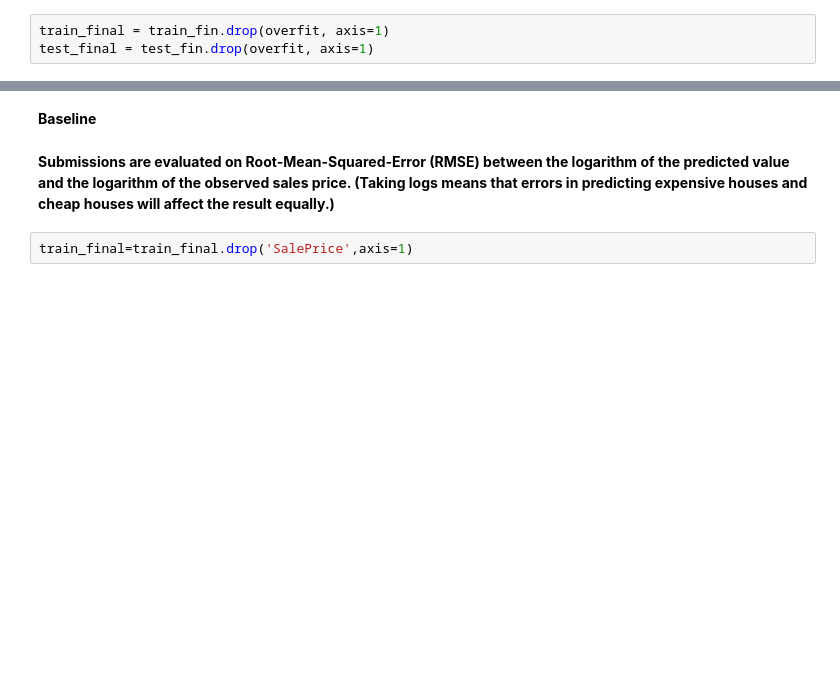
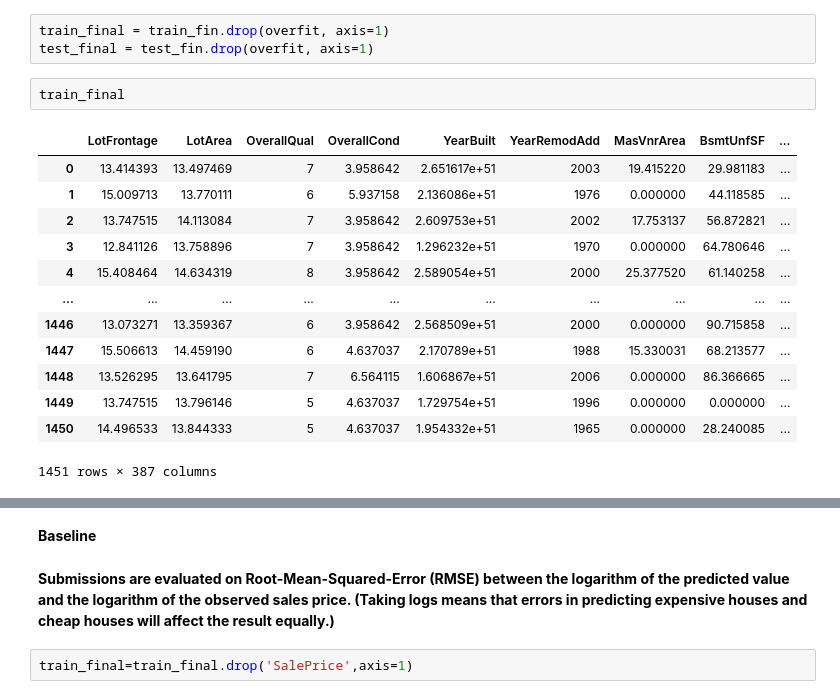
Before and after one commit to Ololoput/-House-Prices, a Jupyter notebook: eda_houses.ipynb, the cells around one changed output, grey strips where cells are left out. Saved outputs shown, nothing was run; the diff lists cells and outputs as text; blank space fills up the shorter version.

```diff
--- a/eda_houses.ipynb
+++ b/eda_houses.ipynb
@@ -645,6 +664,22 @@ overfit
 # %%
 train_final = train_fin.drop(overfit, axis=1)
 test_final = test_fin.drop(overfit, axis=1)
+# %%
+train_final
+# %% [output]
+|  | LotFrontage | LotArea | OverallQual | OverallCond | YearBuilt | YearRemodAdd | MasVnrArea | BsmtUnfSF | ... |
+| 0 | 13.414393 | 13.497469 | 7 | 3.958642 | 2.651617e+51 | 2003 | 19.415220 | 29.981183 | ... |
+| 1 | 15.009713 | 13.770111 | 6 | 5.937158 | 2.136086e+51 | 1976 | 0.000000 | 44.118585 | ... |
+| 2 | 13.747515 | 14.113084 | 7 | 3.958642 | 2.609753e+51 | 2002 | 17.753137 | 56.872821 | ... |
+| 3 | 12.841126 | 13.758896 | 7 | 3.958642 | 1.296232e+51 | 1970 | 0.000000 | 64.780646 | ... |
+| 4 | 15.408464 | 14.634319 | 8 | 3.958642 | 2.589054e+51 | 2000 | 25.377520 | 61.140258 | ... |
+| ... | ... | ... | ... | ... | ... | ... | ... | ... | ... |
+| 1446 | 13.073271 | 13.359367 | 6 | 3.958642 | 2.568509e+51 | 2000 | 0.000000 | 90.715858 | ... |
+| 1447 | 15.506613 | 14.459190 | 6 | 4.637037 | 2.170789e+51 | 1988 | 15.330031 | 68.213577 | ... |
+| 1448 | 13.526295 | 13.641795 | 7 | 6.564115 | 1.606867e+51 | 2006 | 0.000000 | 86.366665 | ... |
+| 1449 | 13.747515 | 13.796146 | 5 | 4.637037 | 1.729754e+51 | 1996 | 0.000000 | 0.000000 | ... |
+| 1450 | 14.496533 | 13.844333 | 5 | 4.637037 | 1.954332e+51 | 1965 | 0.000000 | 28.240085 | ... |
+1451 rows × 387 columns
 # %%
 train_final
 # %% [output]
```
Also changed, not shown: parts of 33 cells of this notebook.
